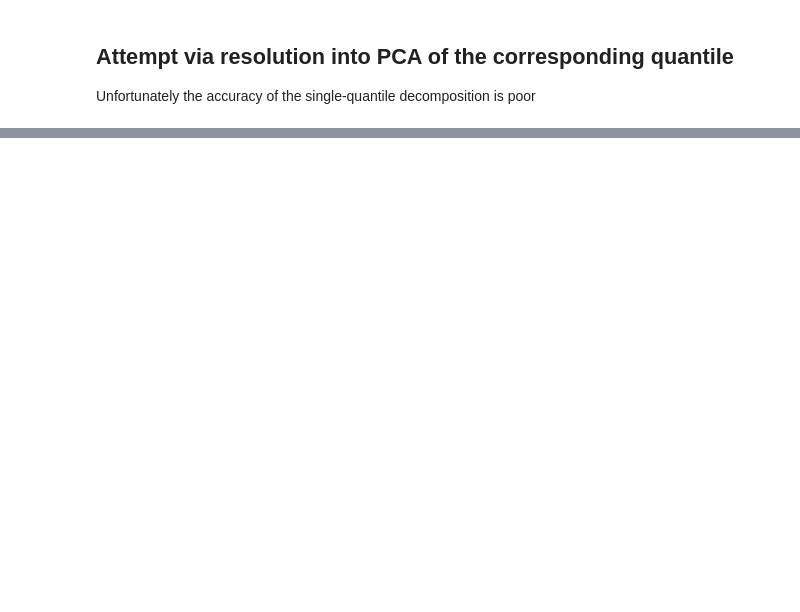
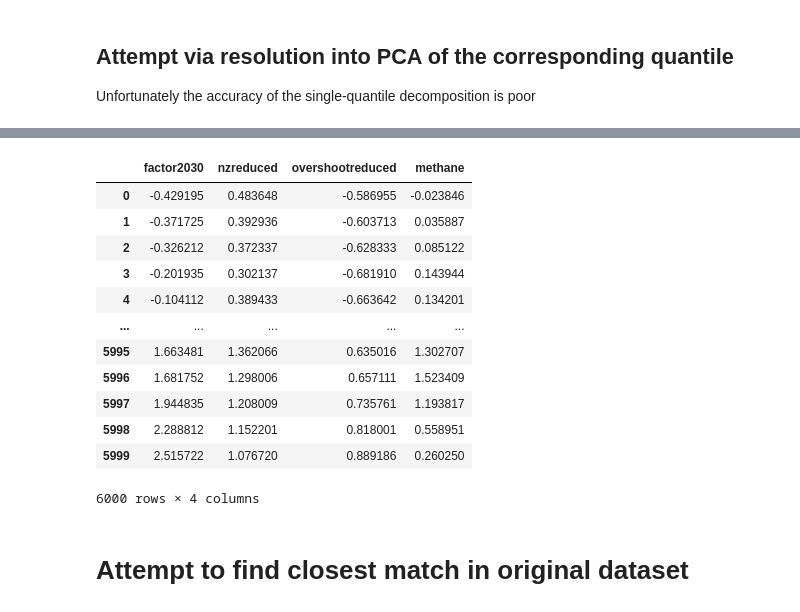
Before and after one commit to Rlamboll/PROVIDEemissions, a Jupyter notebook: notebooks/DifferentQuantileReverse.ipynb, the cells around one changed output, grey strips where cells are left out. Drawn from its saved outputs; the diff is of its cells as text; code cells hidden in the pictures; blank space fills up the shorter version.

```diff
--- a/notebooks/DifferentQuantileReverse.ipynb
+++ b/notebooks/DifferentQuantileReverse.ipynb
@@ -15,9 +13,10 @@ from sklearn.model_selection import train_test_split
 # %%
 version_str = "v5"
-output_dir = f"../output/{version_str}/fair/"
+fair_dir = f"../output/{version_str}/fair/"
+output_dir = f"../output/{version_str}/
 date_str = "2022-03-15"
-temps = pd.read_csv("{}fair_output_quantiles_{}_{}.csv".format(output_dir, date_str, version_str))
-fair_df = pd.read_csv('{}fair_output_raw_{}_{}.csv'.format(output_dir, date_str, version_str), index_col=0)
+temps = pd.read_csv("{}fair_output_quantiles_{}_{}.csv".format(fair_dir, date_str, version_str))
+fair_df = pd.read_csv('{}fair_output_raw_{}_{}.csv'.format(fair_dir, date_str, version_str), index_col=0)
 fair_df
 # %% [output]
 |  | scenario | 1765 | 1766 | 1767 | 1768 | 1769 | 1770 | 1771 | 1772 | 1773 | ... | ... |
@@ -117,7 +116,6 @@ else:
         columns=pcacols,
         index=temps_py.timeseries().index
     ).reset_index()
-pcadf = dec
 # %%
 def decode_scen(df):
     df["factor2030"] = [float(x[1][:4]) for x in df["scenario"].str.split("2030fact")]
@@ -317,0 +456,18 @@ print(wrong_fraction)
+# %%
+wrong_quant_res_df = pd.DataFrame(columns=functional_cols, data=wrong_quant_results)
+# %%
+wrong_quant_res_df
+# %% [output]
+|  | factor2030 | nzreduced | overshootreduced | methane |
+| 0 | -0.429195 | 0.483648 | -0.586955 | -0.023846 |
+| 1 | -0.371725 | 0.392936 | -0.603713 | 0.035887 |
+| 2 | -0.326212 | 0.372337 | -0.628333 | 0.085122 |
+| 3 | -0.201935 | 0.302137 | -0.681910 | 0.143944 |
+| 4 | -0.104112 | 0.389433 | -0.663642 | 0.134201 |
+| ... | ... | ... | ... | ... |
+| 5995 | 1.663481 | 1.362066 | 0.635016 | 1.302707 |
+| 5996 | 1.681752 | 1.298006 | 0.657111 | 1.523409 |
+| 5997 | 1.944835 | 1.208009 | 0.735761 | 1.193817 |
+| 5998 | 2.288812 | 1.152201 | 0.818001 | 0.558951 |
+| 5999 | 2.515722 | 1.076720 | 0.889186 | 0.260250 |
+6000 rows × 4 columns
@@ -317,0 +478,2 @@ print(wrong_fraction)
+# %% [markdown]
+# Attempt to find closest match in original dataset
```
Also changed, not shown: parts of 25 cells of this notebook, 2 other files.
